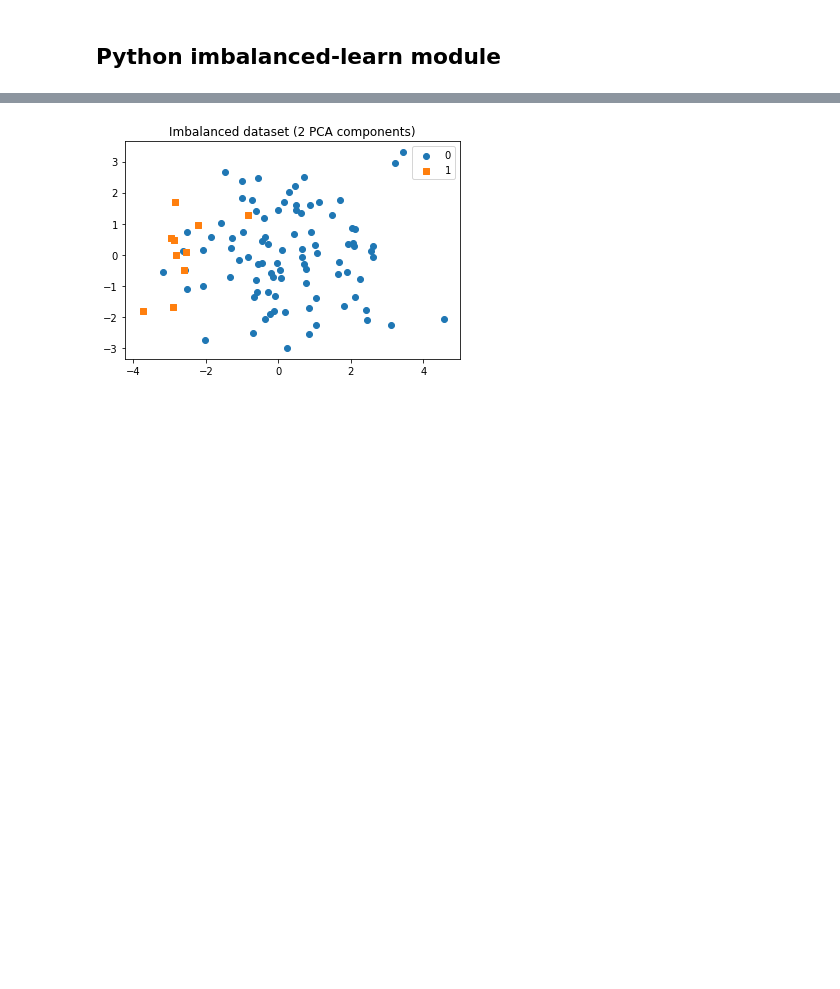
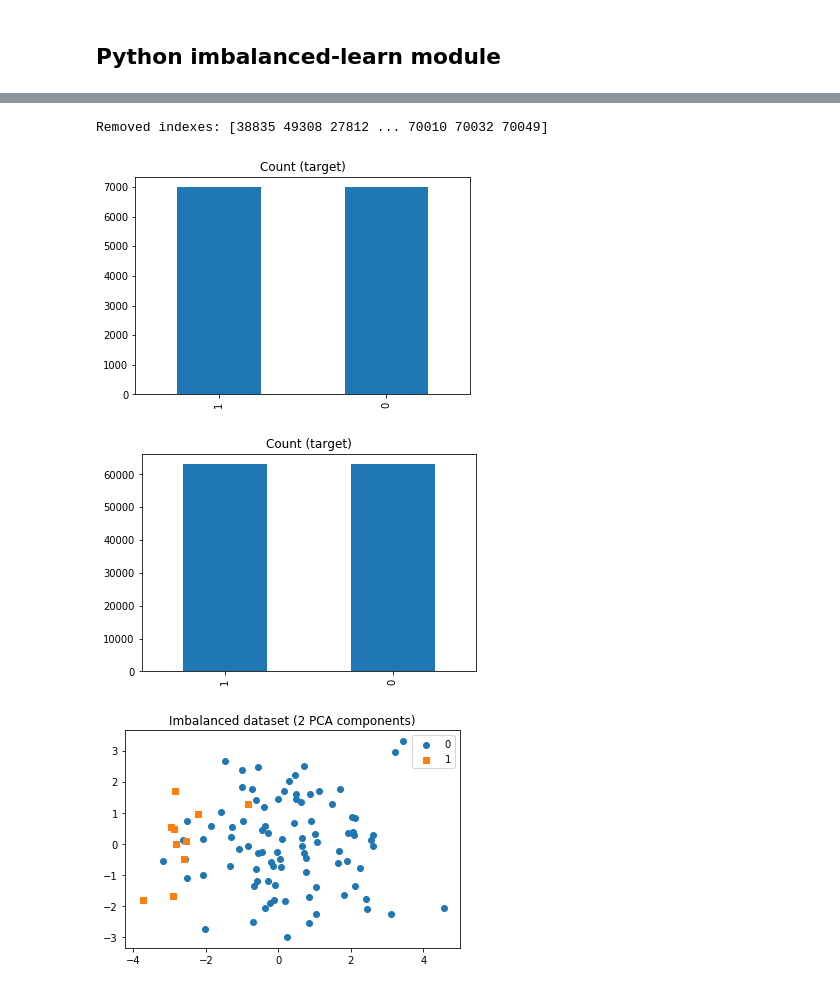
Before and after one commit to qinkle/MachineLearningTask, a Jupyter notebook: imbalanced_example.ipynb, the cells around one changed output, grey strips where cells are left out. Drawn from its saved outputs; the diff is of its cells as text; code cells hidden in the pictures; blank space fills up the shorter version.

```diff
--- a/imbalanced_example.ipynb
+++ b/imbalanced_example.ipynb
@@ -26,0 +11,10 @@ df.target.value_counts().plot(kind='bar', title='Count (target)');
+# %%
+train_df = pd.read_csv('train_small.csv', header=None)
+test_df = pd.read_csv('test_small.csv')
+# %%
+nump_train = train_df.to_numpy()
+nump_train_data = nump_train[:,2:]
+nump_train_data = nump_train_data.astype(float)
+nump_train_targets = nump_train[:,1:2]
+nump_train_targets = nump_train_targets.astype(int)
+nump_train_targets
@@ -27,3 +29,28 @@ df.target.value_counts().plot(kind='bar', title='Count (target)');
+# %%
+from sklearn.datasets import make_classification
+from imblearn.over_sampling import SMOTE
+
+rus = imblearn.under_sampling.RandomUnderSampler(sampling_strategy='auto',return_indices=True)
+X_rus, y_rus, id_rus = rus.fit_sample(nump_train_data, nump_train_targets)
+
+smote = SMOTE(ratio='minority')
+X_sm, y_sm = smote.fit_sample(nump_train_data, nump_train_targets)
+
+print('Removed indexes:', id_rus)
+
+plt.figure(1)
+df_rus = pd.DataFrame(X_rus)
+df_rus['target'] = y_rus
+df_rus.target.value_counts().plot(kind='bar', title='Count (target)');
+
+plt.figure(2)
+df_sm = pd.DataFrame(X_sm)
+df_sm['target'] = y_sm
+df_sm.target.value_counts().plot(kind='bar', title='Count (target)');
+# %% [output]
+Removed indexes: [38835 49308 27812 ... 70010 70032 70049]
+[figure, added]
+[figure, added]
 # %%
 def plot_2d_space(X, y, label='Classes'):
     colors = ['#1F77B4', '#FF7F0E']
```
Also changed, not shown: parts of 4 cells of this notebook, 3 other files.
